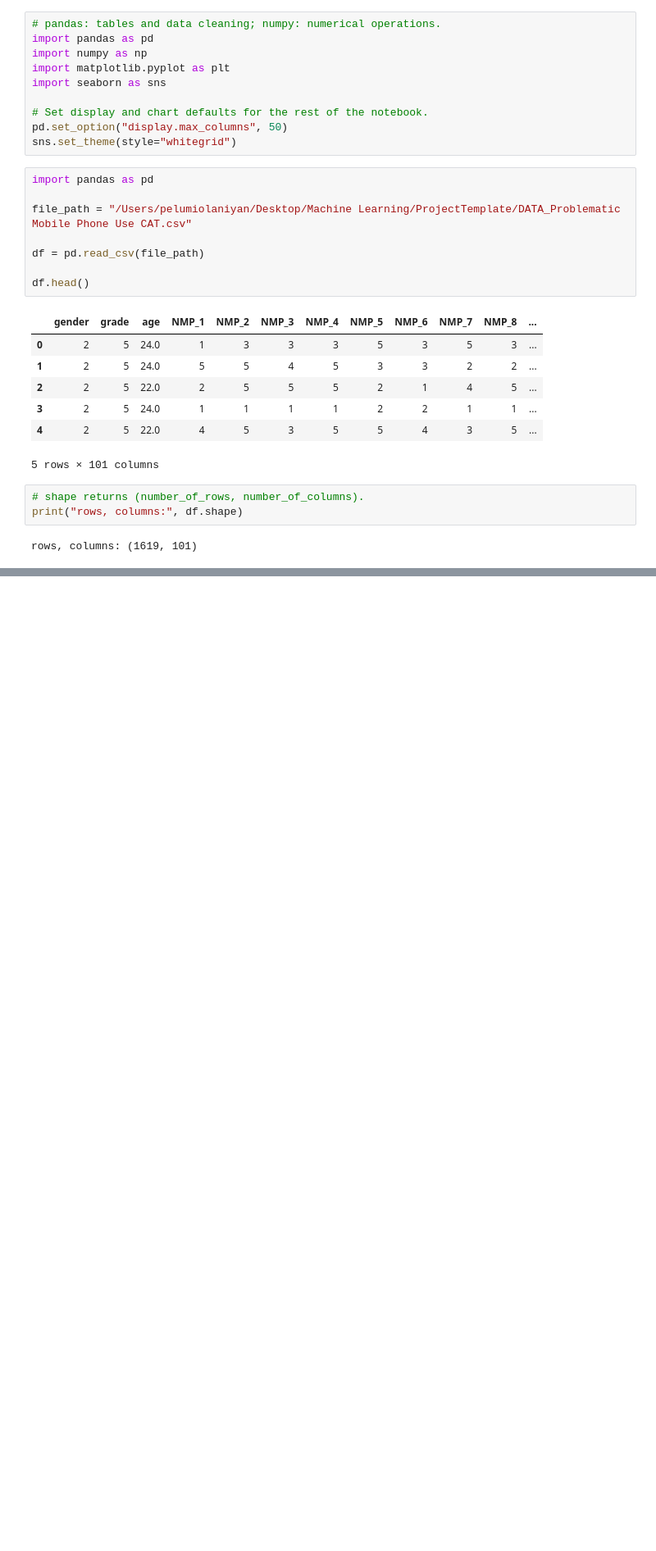
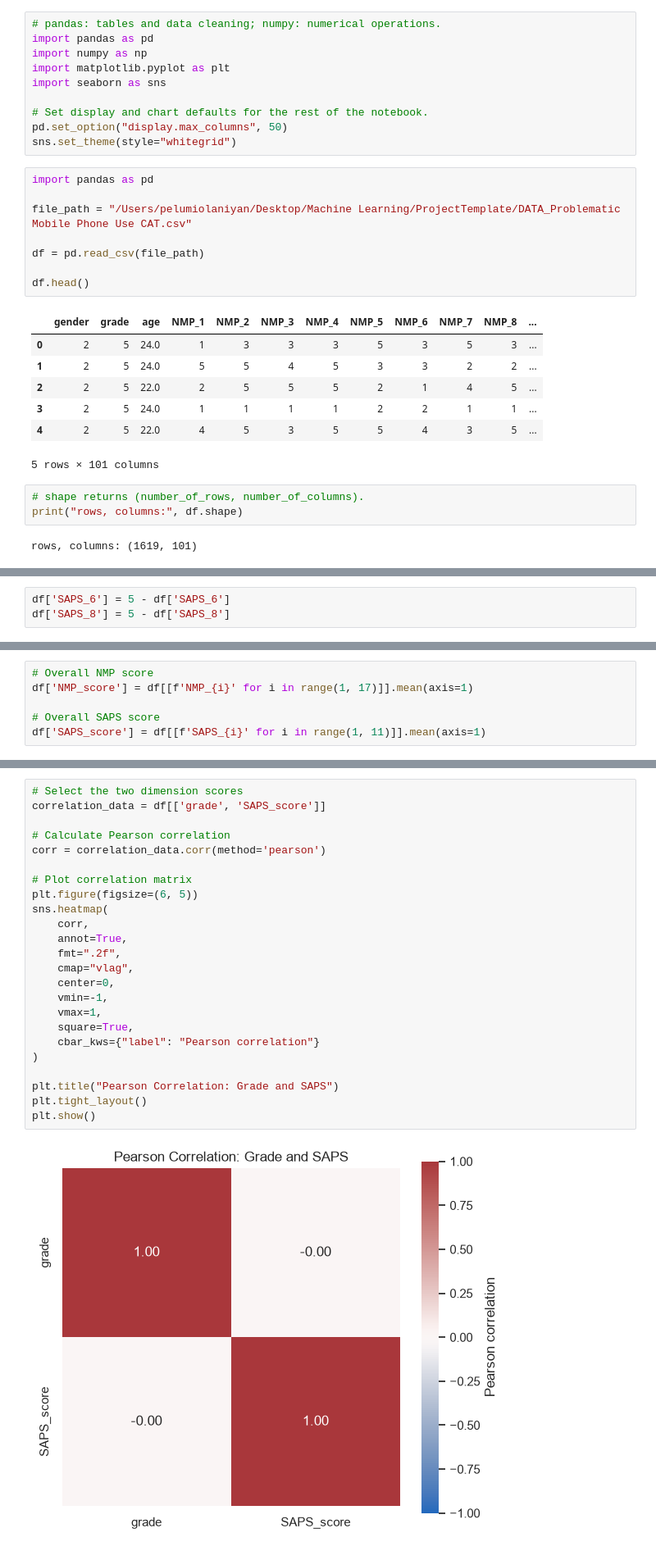
Before and after one commit to oluwapelumiolaniyan2-cmd/ProjectTemplate, a Jupyter notebook: notebooks/1_No.ipynb, the cells around one changed output, grey strips where cells are left out. Shown at 82% size. Cells and saved outputs as stored; diff of their text form; blank space fills up the shorter version.

```diff
--- a/notebooks/1_No.ipynb
+++ b/notebooks/1_No.ipynb
@@ -41,0 +171,3 @@ rows, columns: (1619, 101)
+# %%
+df['SAPS_6'] = 5 - df['SAPS_6']
+df['SAPS_8'] = 5 - df['SAPS_8']
@@ -41,0 +197,6 @@ rows, columns: (1619, 101)
+# %%
+# Overall NMP score
+df['NMP_score'] = df[[f'NMP_{i}' for i in range(1, 17)]].mean(axis=1)
+
+# Overall SAPS score
+df['SAPS_score'] = df[[f'SAPS_{i}' for i in range(1, 11)]].mean(axis=1)
@@ -41,0 +209,26 @@ rows, columns: (1619, 101)
+# %%
+# Select the two dimension scores
+correlation_data = df[['grade', 'SAPS_score']]
+
+# Calculate Pearson correlation
+corr = correlation_data.corr(method='pearson')
+
+# Plot correlation matrix
+plt.figure(figsize=(6, 5))
+sns.heatmap(
+    corr,
+    annot=True,
+    fmt=".2f",
+    cmap="vlag",
+    center=0,
+    vmin=-1,
+    vmax=1,
+    square=True,
+    cbar_kws={"label": "Pearson correlation"}
+)
+
+plt.title("Pearson Correlation: Grade and SAPS")
+plt.tight_layout()
+plt.show()
+# %% [output]
+[figure, added]
```
Also changed, not shown: parts of 54 cells of this notebook.
